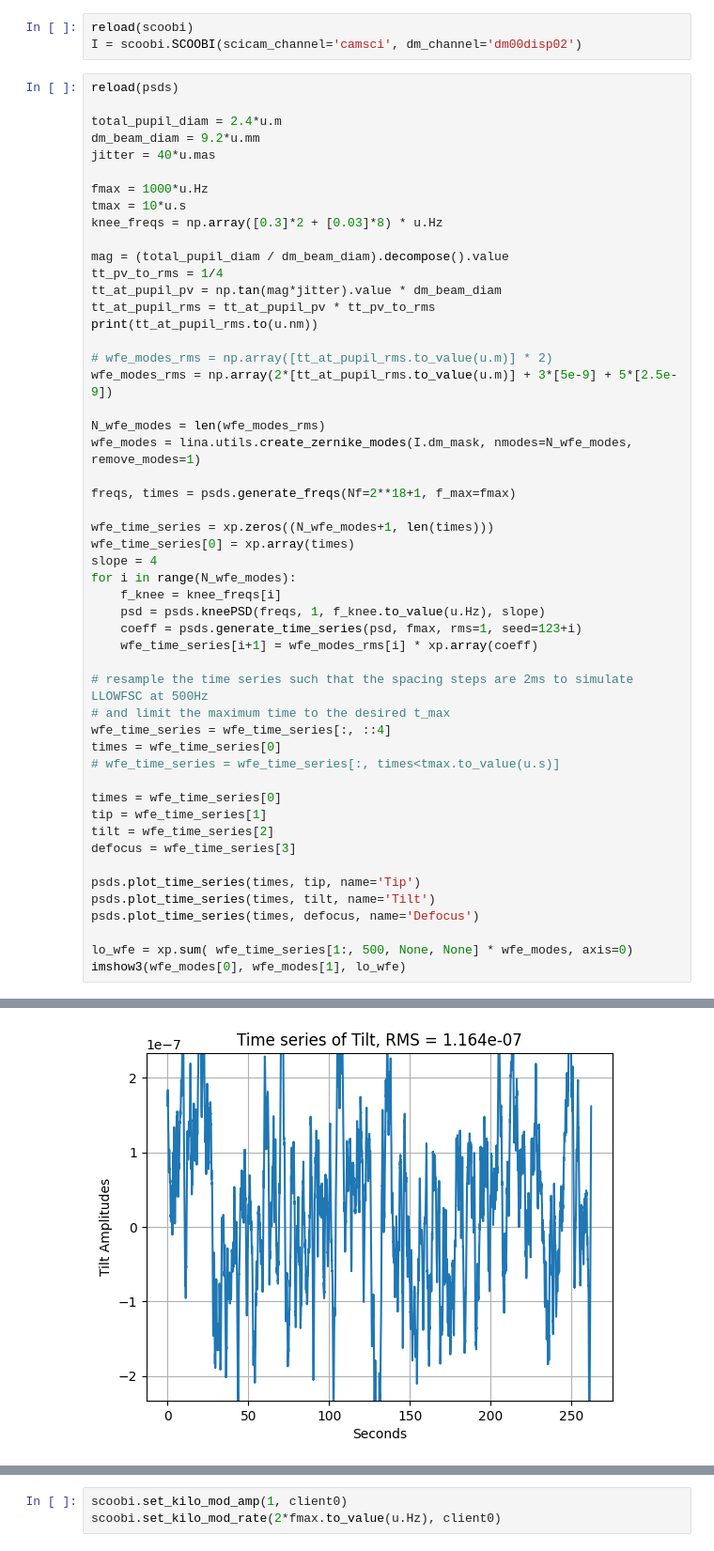
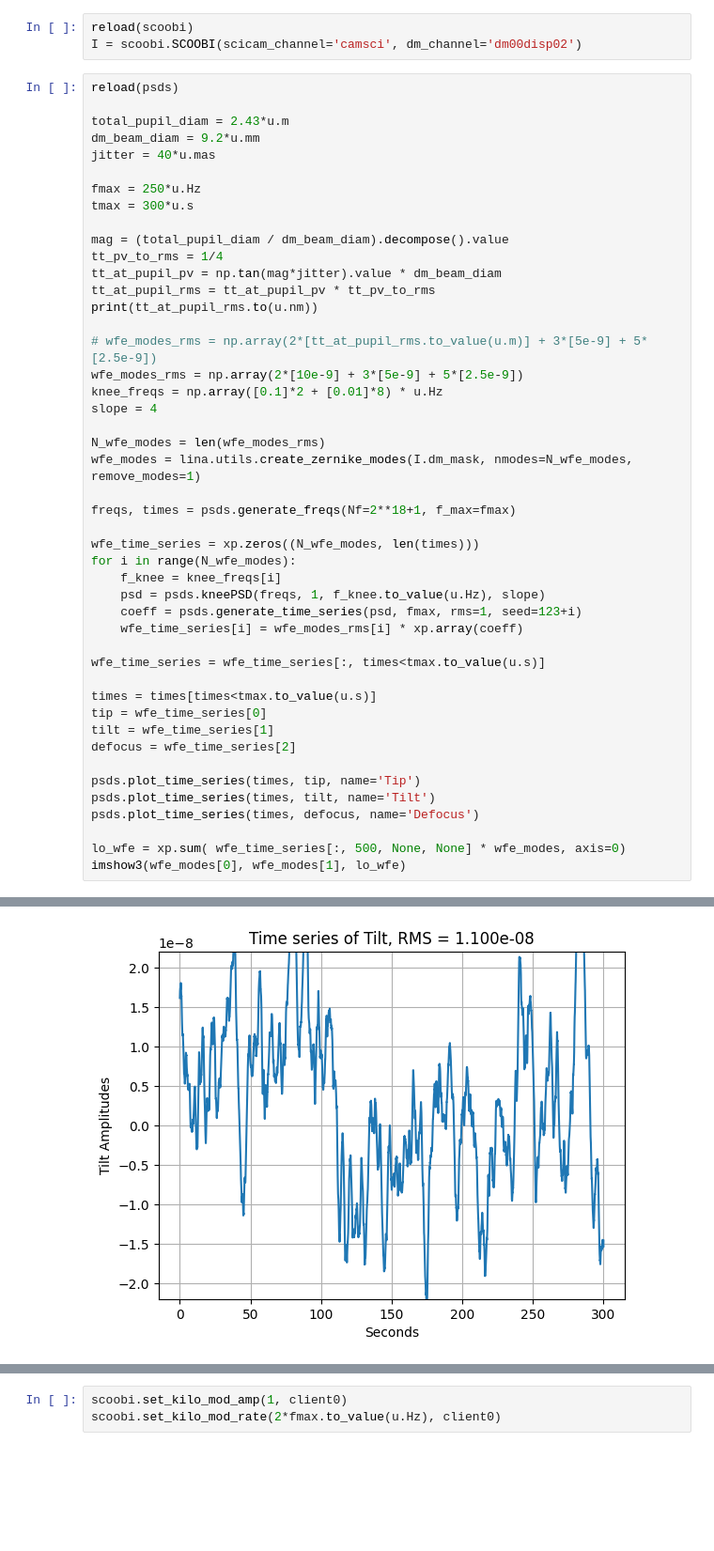
Before and after one commit to kian1377/scoob-exps, a Jupyter notebook: inject_wfe.ipynb, the cells around one changed output, grey strips where cells are left out. Shown: that part at 94% size. Drawn from its saved outputs; the diff is of its cells as text; blank space fills up the shorter version.

```diff
--- a/inject_wfe.ipynb
+++ b/inject_wfe.ipynb
@@ -26,13 +28,12 @@ I = scoobi.SCOOBI(scicam_channel='camsci', dm_channel='dm00disp02')
 # %%
 reload(psds)
 
-total_pupil_diam = 2.4*u.m
+total_pupil_diam = 2.43*u.m
 dm_beam_diam = 9.2*u.mm
 jitter = 40*u.mas
 
-fmax = 1000*u.Hz
-tmax = 10*u.s
-knee_freqs = np.array([0.3]*2 + [0.03]*8) * u.Hz
+fmax = 250*u.Hz
+tmax = 300*u.s
 
 mag = (total_pupil_diam / dm_beam_diam).decompose().value
 tt_pv_to_rms = 1/4
@@ -40,38 +41,34 @@ tt_at_pupil_pv = np.tan(mag*jitter).value * dm_beam_diam
 tt_at_pupil_rms = tt_at_pupil_pv * tt_pv_to_rms
 print(tt_at_pupil_rms.to(u.nm))
 
-# wfe_modes_rms = np.array([tt_at_pupil_rms.to_value(u.m)] * 2)
-wfe_modes_rms = np.array(2*[tt_at_pupil_rms.to_value(u.m)] + 3*[5e-9] + 5*[2.5e-9])
+# wfe_modes_rms = np.array(2*[tt_at_pupil_rms.to_value(u.m)] + 3*[5e-9] + 5*[2.5e-9])
+wfe_modes_rms = np.array(2*[10e-9] + 3*[5e-9] + 5*[2.5e-9])
+knee_freqs = np.array([0.1]*2 + [0.01]*8) * u.Hz
+slope = 4
 
 N_wfe_modes = len(wfe_modes_rms)
 wfe_modes = lina.utils.create_zernike_modes(I.dm_mask, nmodes=N_wfe_modes, remove_modes=1)
 
 freqs, times = psds.generate_freqs(Nf=2**18+1, f_max=fmax)
 
-wfe_time_series = xp.zeros((N_wfe_modes+1, len(times)))
-wfe_time_series[0] = xp.array(times)
-slope = 4
+wfe_time_series = xp.zeros((N_wfe_modes, len(times)))
 for i in range(N_wfe_modes):
     f_knee = knee_freqs[i]
     psd = psds.kneePSD(freqs, 1, f_knee.to_value(u.Hz), slope)
     coeff = psds.generate_time_series(psd, fmax, rms=1, seed=123+i)
-    wfe_time_series[i+1] = wfe_modes_rms[i] * xp.array(coeff)
+    wfe_time_series[i] = wfe_modes_rms[i] * xp.array(coeff)
 
-# resample the time series such that the spacing steps are 2ms to simulate LLOWFSC at 500Hz
-# and limit the maximum time to the desired t_max
-wfe_time_series = wfe_time_series[:, ::4]
-times = wfe_time_series[0]
-# wfe_time_series = wfe_time_series[:, times<tmax.to_value(u.s)]
+wfe_time_series = wfe_time_series[:, times<tmax.to_value(u.s)]
 
-times = wfe_time_series[0]
-tip = wfe_time_series[1]
-tilt = wfe_time_series[2]
-defocus = wfe_time_series[3]
+times = times[times<tmax.to_value(u.s)]
+tip = wfe_time_series[0]
+tilt = wfe_time_series[1]
+defocus = wfe_time_series[2]
 
 psds.plot_time_series(times, tip, name='Tip')
 psds.plot_time_series(times, tilt, name='Tilt')
 psds.plot_time_series(times, defocus, name='Defocus')
 
-lo_wfe = xp.sum( wfe_time_series[1:, 500, None, None] * wfe_modes, axis=0)
+lo_wfe = xp.sum( wfe_time_series[:, 500, None, None] * wfe_modes, axis=0)
 imshow3(wfe_modes[0], wfe_modes[1], lo_wfe)
 # %% [output]
@@ -80 +77 @@ imshow3(wfe_modes[0], wfe_modes[1], lo_wfe)
-[figure, old version]
+[figure, new version]
```
Also changed, not shown: parts of 5 cells of this notebook, 4 other files.
